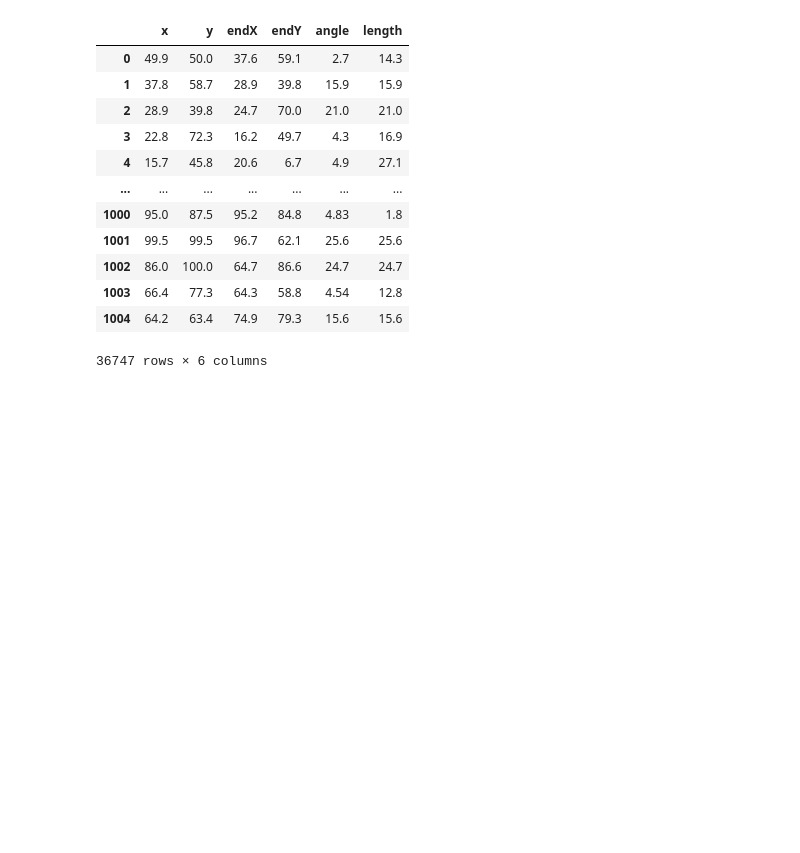
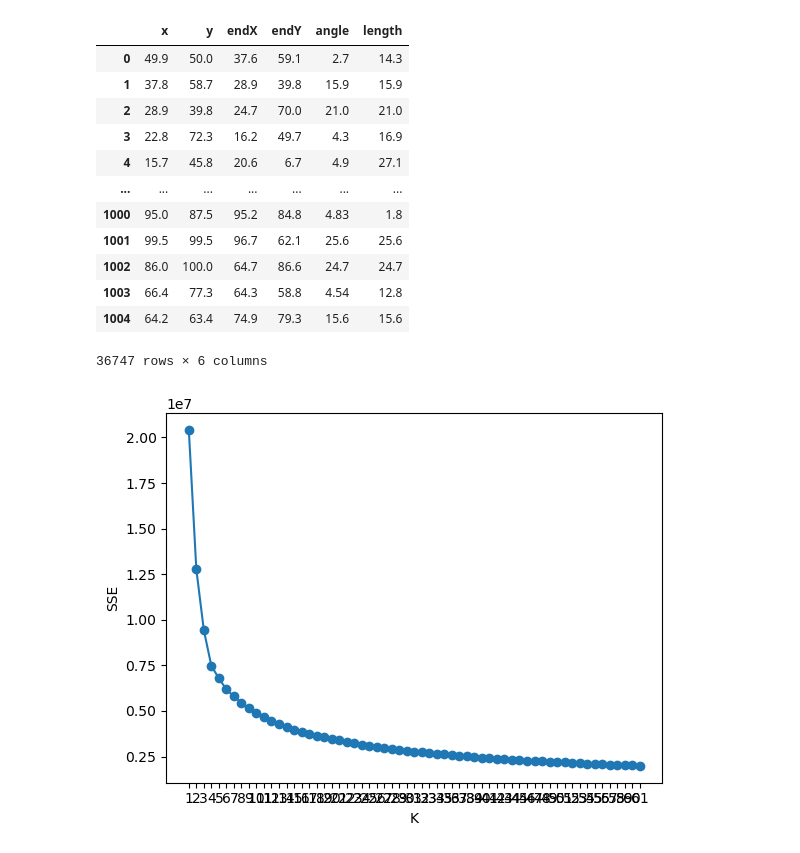
Before and after one commit to VictorMilhomem/FootballAnalysisTools, a Jupyter notebook: src/passes_clustering.ipynb, the cells around one changed output. Saved outputs shown, nothing was run; the diff lists cells and outputs as text; code cells hidden in the pictures; blank space fills up the shorter version.

```diff
--- a/src/passes_clustering.ipynb
+++ b/src/passes_clustering.ipynb
@@ -47,3 +47,21 @@ train_test
 # %%
 X_train = train_test[30000:]
 X_test = train_test[:6747]
+# %%
+K = np.linspace(1, 61, 61)
+X = X_train.values
+elbow = {"sse": [], "k": [], "sil": []}
+for k in K:
+    cluster = KMeans(n_clusters = int(k), random_state = 2147)
+    labels = cluster.fit_predict(X)
+    elbow["sse"].append(cluster.inertia_)
+    elbow["k"].append(k)
+
+plt.scatter(elbow["k"], elbow["sse"])
+plt.plot(elbow["k"], elbow["sse"])
+plt.xticks(np.linspace(1, 61, 61))
+plt.xlabel("K")
+plt.ylabel("SSE")
+plt.show()
+# %% [output]
+[figure, added]
```
Also changed, not shown: parts of 9 cells of this notebook, 1 other file.
